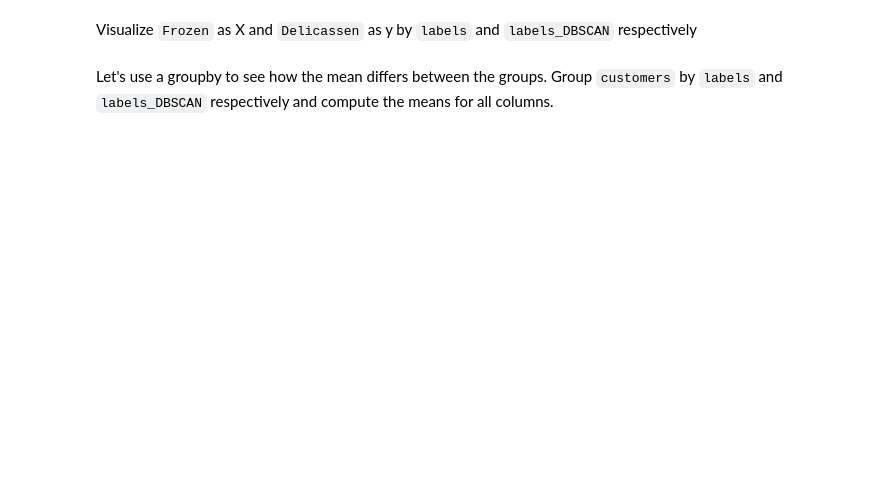
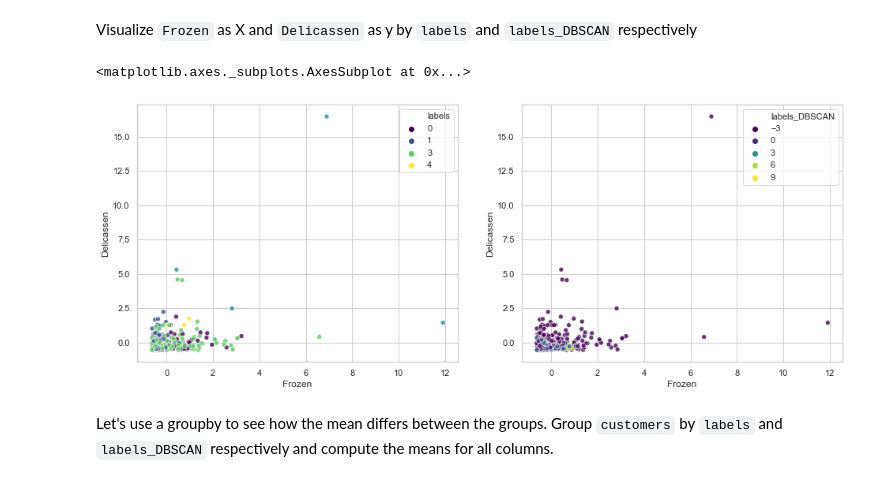
Before and after one commit to rebeccaestiarte/lab-unsupervised-learning, a Jupyter notebook: your-code/main.ipynb, the cells around one changed output. Cells and saved outputs as stored; diff of their text form; code cells hidden in the pictures; blank space fills up the shorter version.

```diff
--- a/your-code/main.ipynb
+++ b/your-code/main.ipynb
@@ -259,2 +308,10 @@ Visualize `Frozen` as X and `Delicassen` as y by `labels` and `labels_DBSCAN` re
+# %%
+fig, (ax1, ax2) = plt.subplots(1,2, figsize = (16,6))
+
+sns.scatterplot(x="Frozen", y="Delicassen", hue = "labels", data=customers_scale, ax =ax1, alpha = 0.8, palette= "viridis")
+sns.scatterplot(x="Frozen", y="Delicassen", hue = "labels_DBSCAN", data=customers_scale, ax= ax2, alpha = 0.8,palette= "viridis")
+# %% [output]
+<matplotlib.axes._subplots.AxesSubplot at 0x...>
+[figure, added]
 # %% [markdown]
 Let's use a groupby to see how the mean differs between the groups. Group `customers` by `labels` and `labels_DBSCAN` respectively and compute the means for all columns.
```
Also changed, not shown: parts of 20 cells of this notebook.
